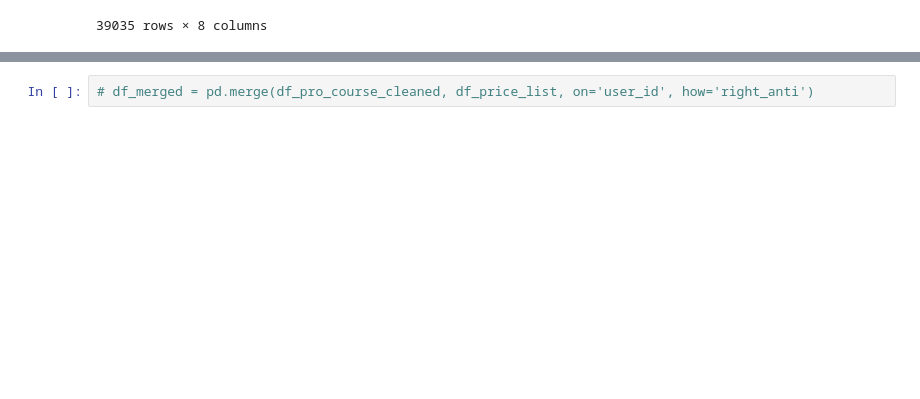
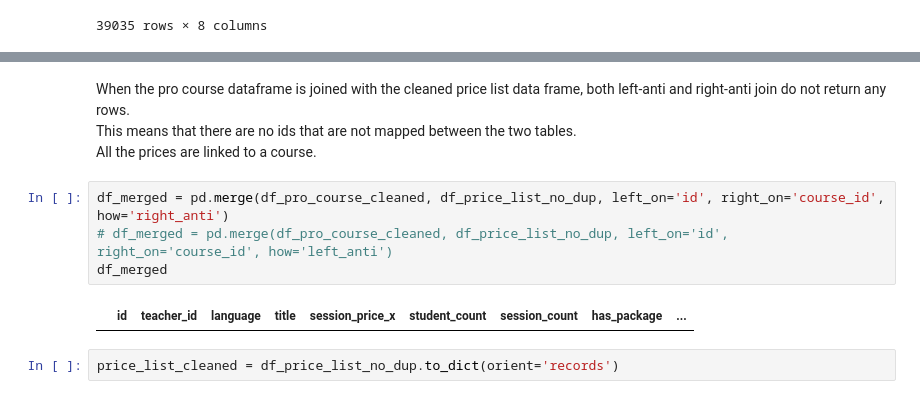
Before and after one commit to ernmin/Project4GA, a Jupyter notebook: data_cleaning/data_cleaning.ipynb, the cells around one changed output, grey strips where cells are left out. Drawn from its saved outputs; the diff is of its cells as text; blank space fills up the shorter version.

```diff
--- a/data_cleaning/data_cleaning.ipynb
+++ b/data_cleaning/data_cleaning.ipynb
@@ -702,2 +718,12 @@ COMPLETE DATA CLEANING FOR PRICE LIST
+# %% [markdown]
+When the pro course dataframe is joined with the cleaned price list data frame, both left-anti and right-anti join do not return any rows.\
+This means that there are no ids that are not mapped between the two tables.\
+All the prices are linked to a course.
 # %%
-# df_merged = pd.merge(df_pro_course_cleaned, df_price_list, on='user_id', how='right_anti')
+df_merged = pd.merge(df_pro_course_cleaned, df_price_list_no_dup, left_on='id', right_on='course_id', how='right_anti')
+# df_merged = pd.merge(df_pro_course_cleaned, df_price_list_no_dup, left_on='id', right_on='course_id', how='left_anti')
+df_merged
+# %% [output]
+|  | id | teacher_id | language | title | session_price_x | student_count | session_count | has_package | ... |
+# %%
+price_list_cleaned = df_price_list_no_dup.to_dict(orient='records')
```
Also changed, not shown: parts of 4 cells of this notebook.
